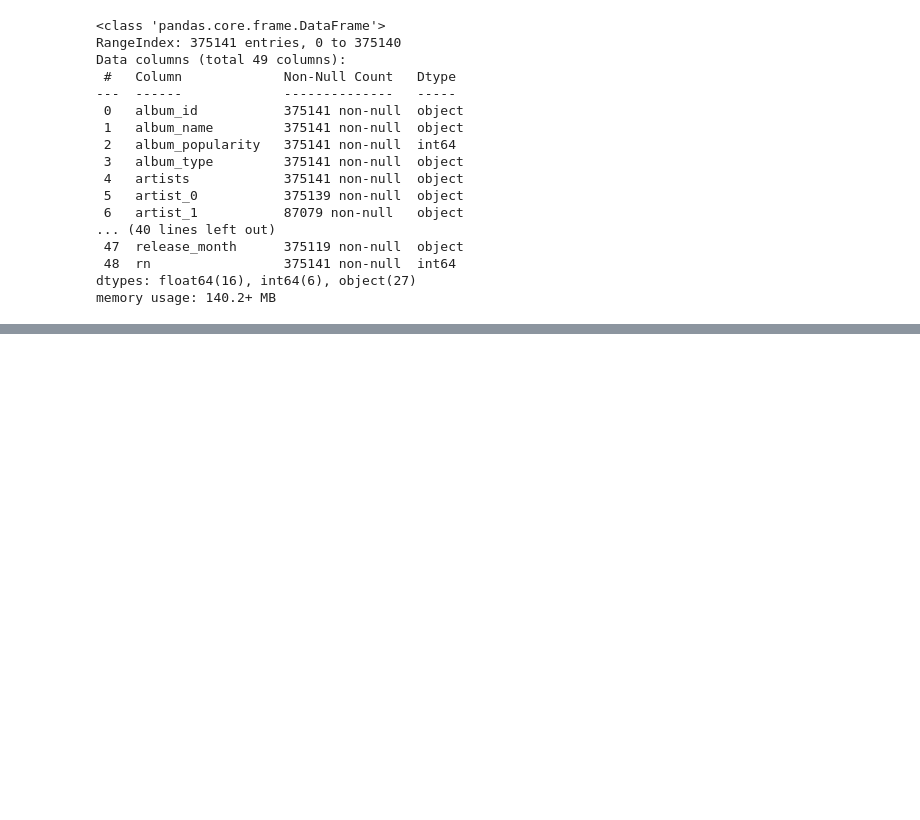
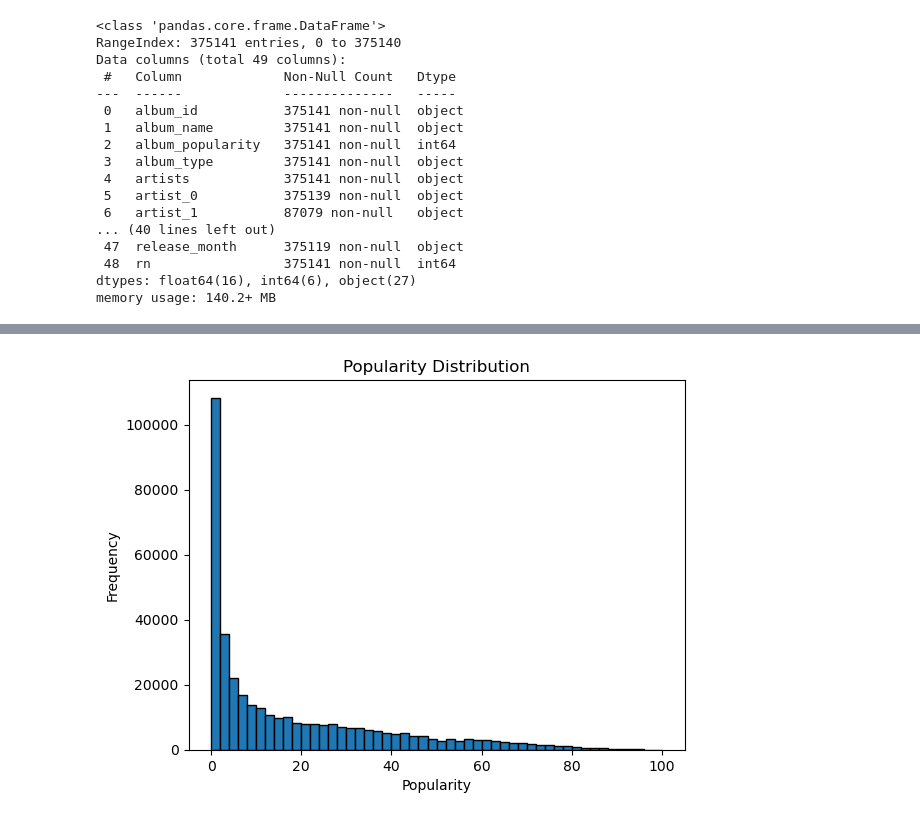
Before and after one commit to MaksiMental/Spotify-Music-Prediction, a Jupyter notebook: final_cleaned.ipynb, the cells around one changed output, grey strips where cells are left out. Saved outputs shown, nothing was run; the diff lists cells and outputs as text; code cells hidden in the pictures; blank space fills up the shorter version.

```diff
--- a/final_cleaned.ipynb
+++ b/final_cleaned.ipynb
@@ -140,0 +360,8 @@ KeyError: 'popularity'
+# %%
+plt.hist(df['album_popularity'], bins=50, edgecolor='black')
+plt.title('Popularity Distribution')
+plt.xlabel('Popularity')
+plt.ylabel('Frequency')
+plt.show()
+# %% [output]
+[figure, added]
```
Also changed, not shown: parts of 30 cells of this notebook.
